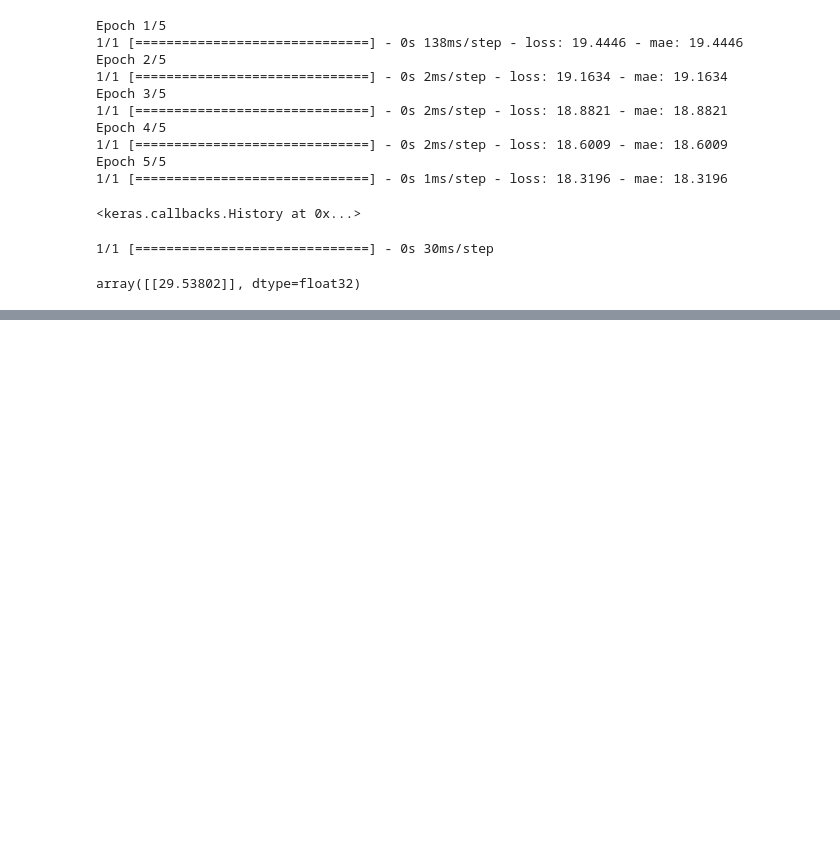
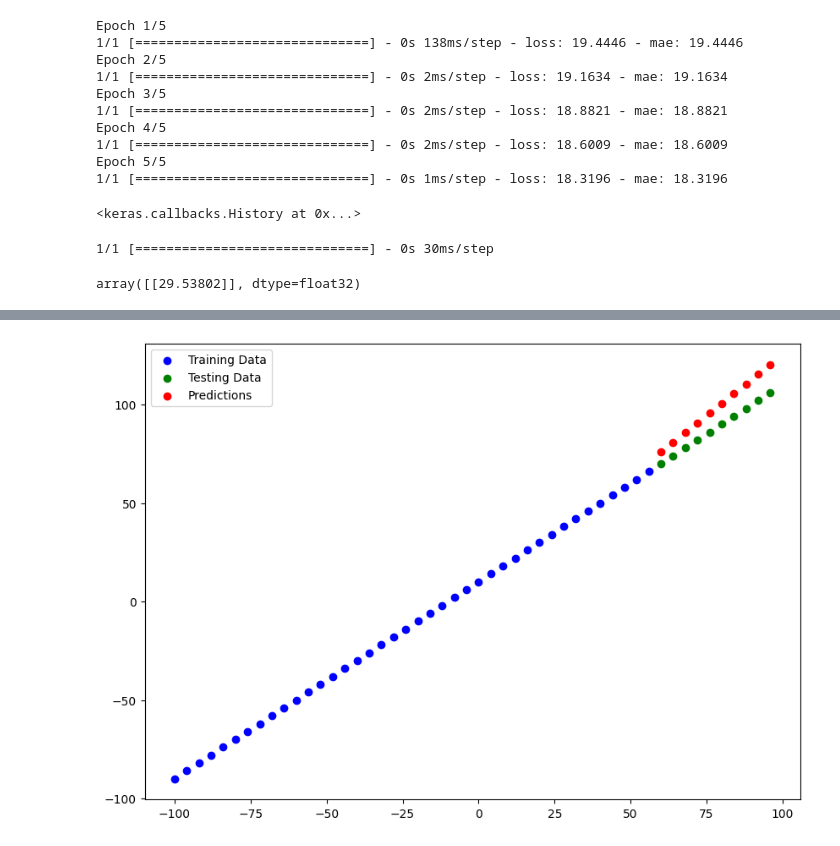
Before and after one commit to nripstein/Tensorflow-Tutorial, a Jupyter notebook: neural-network-regression.ipynb, the cells around one changed output, grey strips where cells are left out. Cells and saved outputs as stored; diff of their text form; code cells hidden in the pictures; blank space fills up the shorter version.

Commit message:
completed module 40

```diff
--- a/neural-network-regression.ipynb
+++ b/neural-network-regression.ipynb
@@ -92,0 +248,12 @@ array([[29.53802]], dtype=float32)
+# %%
+tf.random.set_seed(42)
+# 1 create a model
+model = tf.keras.Sequential([
+    tf.keras.layers.Dense(10, input_shape=[1], name="input_layer"),
+    # tf.keras.layers.Dense(100, input_shape=[1], name="uh"),
+    tf.keras.layers.Dense(1, input_shape=[1], name="output_layer")  # input shape is 1 because X is one input to give one output
+], name="module_38_model")
+# 2 compile
+model.compile(loss=tf.keras.losses.mae,
+              optimizer=tf.keras.optimizers.SGD(),
+              metrics=["mae"])
@@ -92,0 +284,3 @@ array([[29.53802]], dtype=float32)
+# %%
+# 3 fit model
+model.fit(X_train, y_train, epochs=100) # verbose=0 to leave out progress bars
@@ -92,0 +320,4 @@ array([[29.53802]], dtype=float32)
+# %%
+# make predictions
+predications = model.predict(X_test)
+print(y_test)
@@ -92,0 +327,12 @@ array([[29.53802]], dtype=float32)
+# %%
+# make plotting function we can use going forward
+def plot_predictions(train_data, train_labels, test_data, test_labels, predictions):
+    plt.figure(figsize=(10, 7))
+    plt.scatter(train_data, train_labels, c="blue", label="Training Data")
+    plt.scatter(test_data, test_labels, c="green", label="Testing Data")
+    plt.scatter(test_data, predictions, c="red", label="Predictions")
+    plt.legend()
+    plt.show()
+plot_predictions(X_train, y_train, X_test, y_test, predications)
+# %% [output]
+[figure, added]
```
Also changed, not shown: parts of 17 cells of this notebook.
